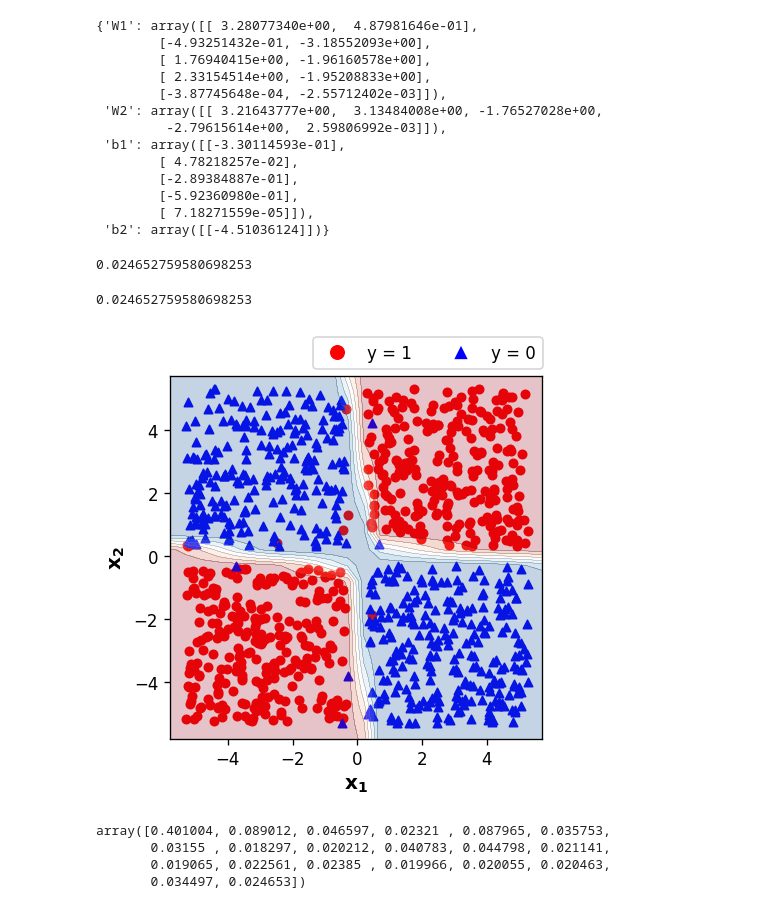
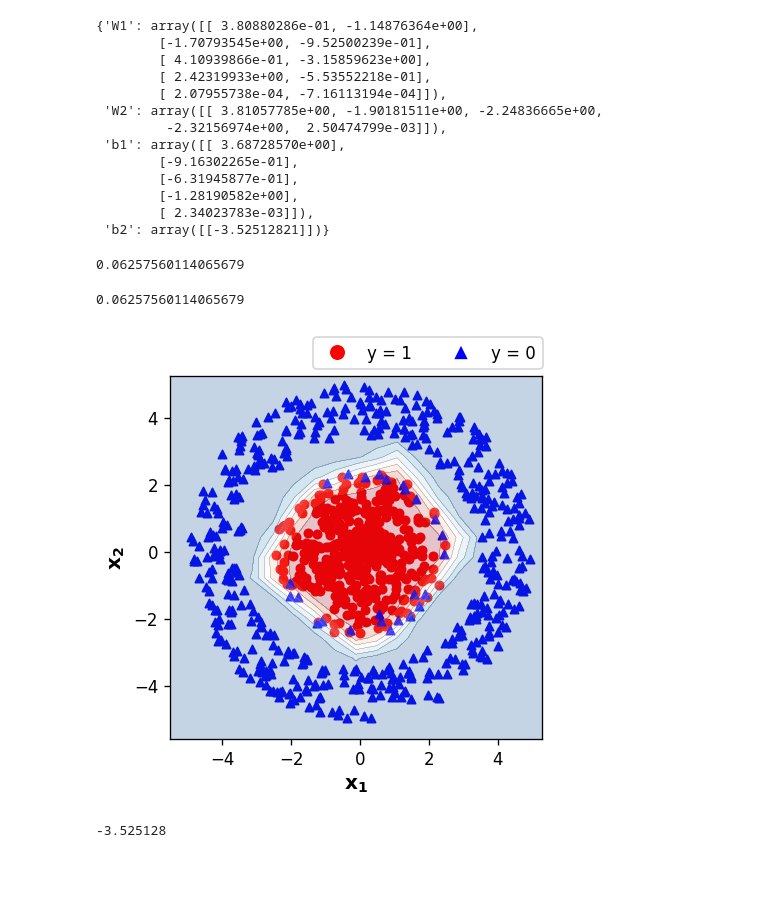
Before and after one commit to tayfununal/Artificial-Neural-Network-with-One-Hidden-Layer, a Jupyter notebook: new_revision.ipynb, the cells around one changed output. Cells and saved outputs as stored; diff of their text form; code cells hidden in the pictures; blank space fills up the shorter version.

```diff
--- a/new_revision.ipynb
+++ b/new_revision.ipynb
@@ -30,7 +30,7 @@ import json
 import requests
 # %%
 pg.dataset.random.seed(8)
-Datas = pg.dataset.DataGenerator.classify_xor(1000,noise=0.1)
+Datas = pg.dataset.DataGenerator.classify_circle(1000,noise=0.1)
 # %%
 def initialization_parameters(x, y, num_node, random_seeds_one, random_seeds_two):
     np.random.seed(random_seeds_one)
@@ -268,30 +268,30 @@ plt.plot(x, cost_history)
 parameters = sonuc_parameters[3]
 parameters
 # %% [output]
-{'W1': array([[ 3.28077340e+00,  4.87981646e-01],
-        [-4.93251432e-01, -3.18552093e+00],
-        [ 1.76940415e+00, -1.96160578e+00],
-        [ 2.33154514e+00, -1.95208833e+00],
-        [-3.87745648e-04, -2.55712402e-03]]),
- 'W2': array([[ 3.21643777e+00,  3.13484008e+00, -1.76527028e+00,
-         -2.79615614e+00,  2.59806992e-03]]),
- 'b1': array([[-3.30114593e-01],
-        [ 4.78218257e-02],
-        [-2.89384887e-01],
-        [-5.92360980e-01],
-        [ 7.18271559e-05]]),
- 'b2': array([[-4.51036124]])}
+{'W1': array([[ 3.80880286e-01, -1.14876364e+00],
+        [-1.70793545e+00, -9.52500239e-01],
+        [ 4.10939866e-01, -3.15859623e+00],
+        [ 2.42319933e+00, -5.53552218e-01],
+        [ 2.07955738e-04, -7.16113194e-04]]),
+ 'W2': array([[ 3.81057785e+00, -1.90181511e+00, -2.24836665e+00,
+         -2.32156974e+00,  2.50474799e-03]]),
+ 'b1': array([[ 3.68728570e+00],
+        [-9.16302265e-01],
+        [-6.31945877e-01],
+        [-1.28190582e+00],
+        [ 2.34023783e-03]]),
+ 'b2': array([[-3.52512821]])}
 # %%
 cost_history[-1]
 # %% [output]
-0.024652759580698253
+0.06257560114065679
 # %%
 cost
 # %% [output]
-0.024652759580698253
+0.06257560114065679
 # %%
 pg.dataset.random.seed(9)
-Datas = pg.dataset.DataGenerator.classify_xor(1000,noise=0.1)
+Datas = pg.dataset.DataGenerator.classify_circle(1000,noise=0.1)
 df = pd.DataFrame(Datas)
 df = df.sample(frac=1,random_state=1).reset_index(drop=True)
 df.loc[df.loc[:,2] ==-1,2]=0 #change the label which is 0 to -1
@@ -301,37 +301,35 @@ df2 = df[df[2] == 0]
 # %%
 from matplotlib.lines import Line2D
 def plot_decision_boundary(X, Y, cmap='RdBu_r'):
 
-  h = 0.5
+  h = 0.6
   x_min, x_max = X[0,:].min() - h, X[0,:].max() + h
   y_min, y_max = X[1,:].min() - h, X[1,:].max() + h
   xx, yy = np.meshgrid(np.arange(x_min, x_max, h),
                         np.arange(y_min, y_max, h))
   A2, cache = forward_prop(np.c_[xx.ravel(), yy.ravel()].T, parameters)
   A2 = A2.reshape(xx.shape)
 
   fig, ax = plt.subplots(figsize=(4,4), dpi=120)
 
   df1.plot.scatter(0 ,1 , s=25, c="red", cmap=cmap, ax=ax)
   df2.plot.scatter(0, 1, s=25, c="blue", ax=ax, marker="^", cmap=cmap)
 
   ax.contourf(xx, yy, A2, cmap=cmap, alpha=0.25)
   ax.contour(xx, yy, A2, colors='k', linewidths=0.1)
 
   red_circle = Line2D([0], [0], marker='o', color='w', label='y = 1',markerfacecolor='r', markersize=10)
   blue_circle = Line2D([0], [0], marker='^', color='w', label='y = 0',markerfacecolor='b', markersize=10)
   ax.legend(handles=[red_circle,blue_circle], bbox_to_anchor=(1.025, 1.13), ncol=2)
 
   plt.xlabel("$\mathbf{x_1}$", fontsize=12, fontweight="bold")
   plt.ylabel("$\mathbf{x_2}$", fontsize=12, fontweight="bold")
 
 plot_decision_boundary(X, Y)
 # %% [output]
-[figure, old version]
+[figure, new version]
 # %%
-np.round(sonuc_cost,6)
+np.set_printoptions(suppress=True)
+np.round(-3.52512821,6)
 # %% [output]
-array([0.401004, 0.089012, 0.046597, 0.02321 , 0.087965, 0.035753,
-       0.03155 , 0.018297, 0.020212, 0.040783, 0.044798, 0.021141,
-       0.019065, 0.022561, 0.02385 , 0.019966, 0.020055, 0.020463,
-       0.034497, 0.024653])
+-3.525128
```
Also changed, not shown: parts of 5 cells of this notebook.
